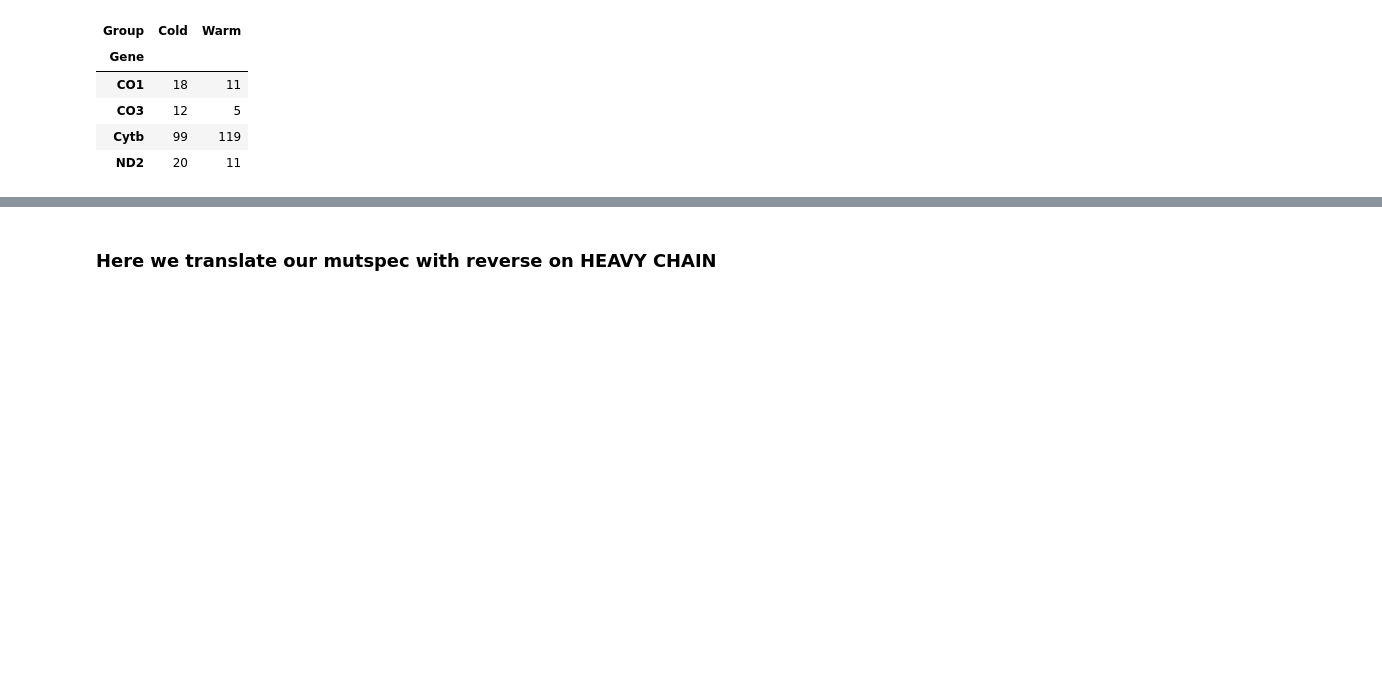
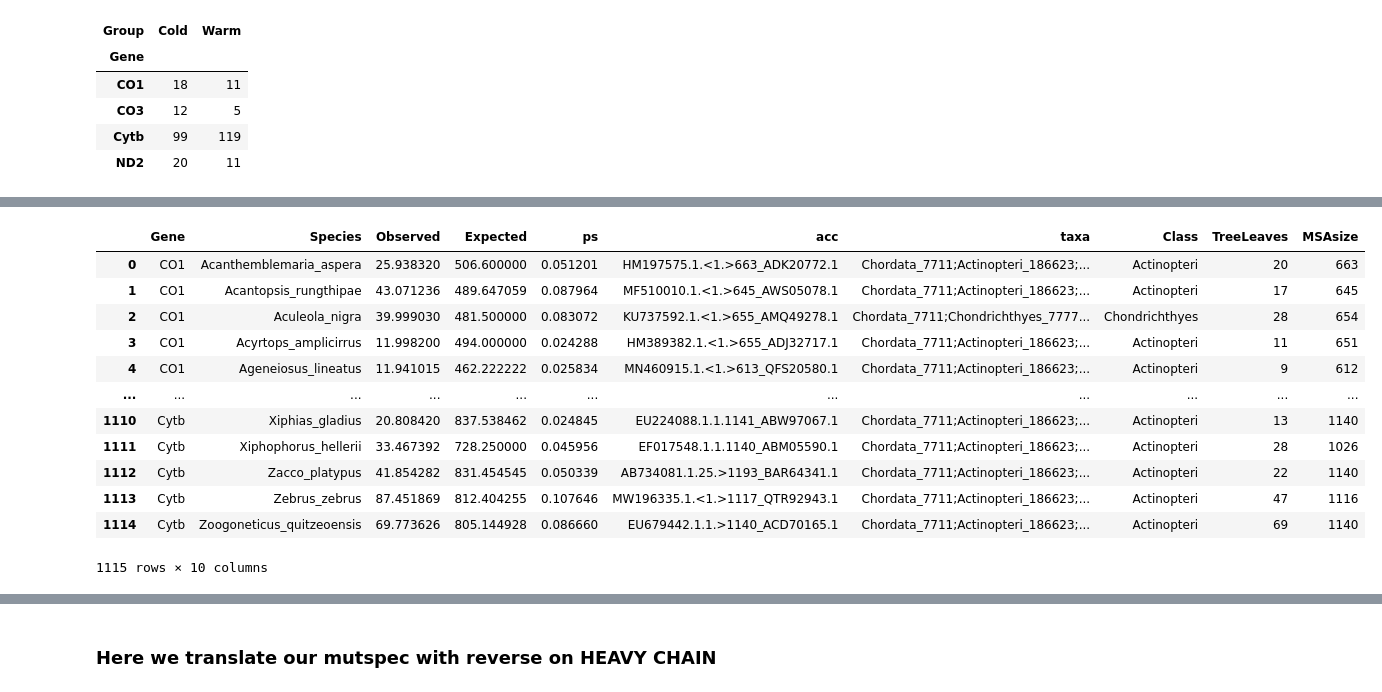
Before and after one commit to mitoclub/TemperatureEffectsOnMtDNAspectra, a Jupyter notebook: analysis/plot_mutspec192.ipynb, the cells around one changed output, grey strips where cells are left out. Saved outputs shown, nothing was run; the diff lists cells and outputs as text; code cells hidden in the pictures; blank space fills up the shorter version.

```diff
--- a/analysis/plot_mutspec192.ipynb
+++ b/analysis/plot_mutspec192.ipynb
@@ -101,0 +138,20 @@ species_cnt
+# %%
+ps_df = ms12.groupby(['Gene', 'Species'])[['Observed', 'Expected']].sum()
+ps_df['ps'] = ps_df['Observed'] / ps_df['Expected']
+ps_df = ps_df.reset_index().merge(metainfo, on=['Gene', 'Species'])
+ps_df.loc[ps_df.MSAsize < 800, 'Gene'] = 'CO1 partial'
+ps_df
+# %% [output]
+|  | Gene | Species | Observed | Expected | ps | acc | taxa | Class | TreeLeaves | MSAsize |
+| 0 | CO1 | Acanthemblemaria_aspera | 25.938320 | 506.600000 | 0.051201 | HM197575.1.<1.>663_ADK20772.1 | Chordata_7711;Actinopteri_186623;... | Actinopteri | 20 | 663 |
+| 1 | CO1 | Acantopsis_rungthipae | 43.071236 | 489.647059 | 0.087964 | MF510010.1.<1.>645_AWS05078.1 | Chordata_7711;Actinopteri_186623;... | Actinopteri | 17 | 645 |
+| 2 | CO1 | Aculeola_nigra | 39.999030 | 481.500000 | 0.083072 | KU737592.1.<1.>655_AMQ49278.1 | Chordata_7711;Chondrichthyes_7777... | Chondrichthyes | 28 | 654 |
+| 3 | CO1 | Acyrtops_amplicirrus | 11.998200 | 494.000000 | 0.024288 | HM389382.1.<1.>655_ADJ32717.1 | Chordata_7711;Actinopteri_186623;... | Actinopteri | 11 | 651 |
+| 4 | CO1 | Ageneiosus_lineatus | 11.941015 | 462.222222 | 0.025834 | MN460915.1.<1.>613_QFS20580.1 | Chordata_7711;Actinopteri_186623;... | Actinopteri | 9 | 612 |
+| ... | ... | ... | ... | ... | ... | ... | ... | ... | ... | ... |
+| 1110 | Cytb | Xiphias_gladius | 20.808420 | 837.538462 | 0.024845 | EU224088.1.1.1141_ABW97067.1 | Chordata_7711;Actinopteri_186623;... | Actinopteri | 13 | 1140 |
+| 1111 | Cytb | Xiphophorus_hellerii | 33.467392 | 728.250000 | 0.045956 | EF017548.1.1.1140_ABM05590.1 | Chordata_7711;Actinopteri_186623;... | Actinopteri | 28 | 1026 |
+| 1112 | Cytb | Zacco_platypus | 41.854282 | 831.454545 | 0.050339 | AB734081.1.25.>1193_BAR64341.1 | Chordata_7711;Actinopteri_186623;... | Actinopteri | 22 | 1140 |
+| 1113 | Cytb | Zebrus_zebrus | 87.451869 | 812.404255 | 0.107646 | MW196335.1.<1.>1117_QTR92943.1 | Chordata_7711;Actinopteri_186623;... | Actinopteri | 47 | 1116 |
+| 1114 | Cytb | Zoogoneticus_quitzeoensis | 69.773626 | 805.144928 | 0.086660 | EU679442.1.1.>1140_ACD70165.1 | Chordata_7711;Actinopteri_186623;... | Actinopteri | 69 | 1140 |
+1115 rows × 10 columns
```
Also changed, not shown: parts of 6 cells of this notebook, 1 other file.
